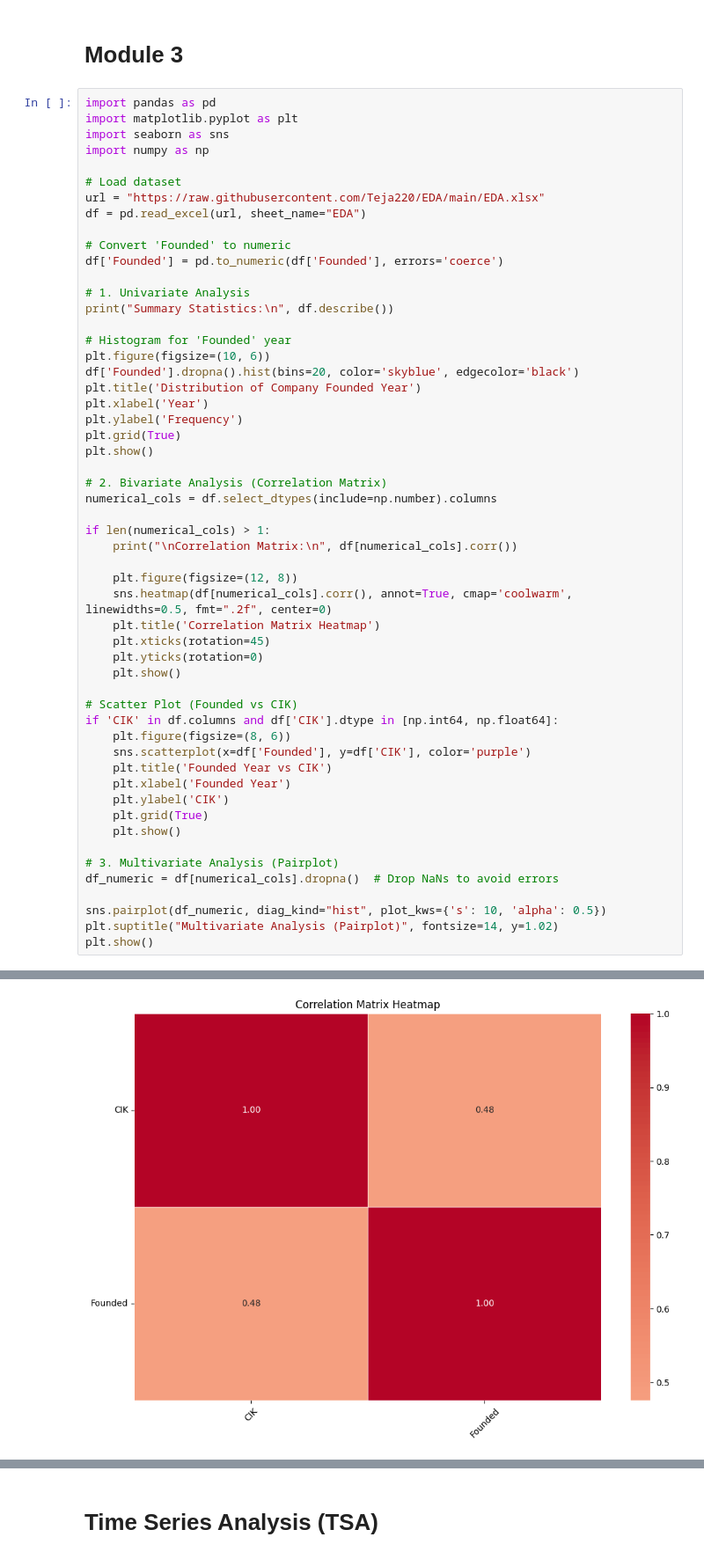
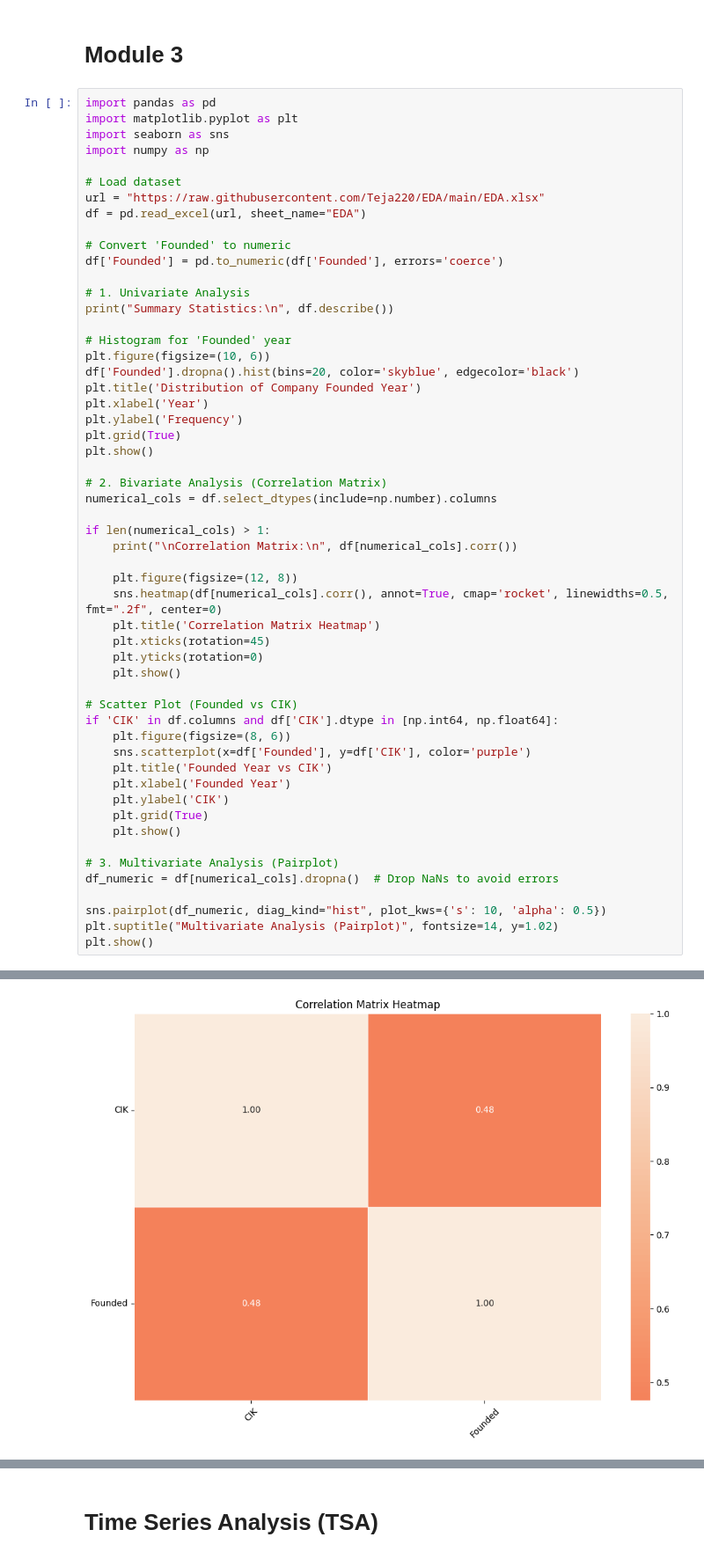
Before and after one commit to Teja220/EDA, a Jupyter notebook: 21BDS0277_EDA.ipynb, the cells around one changed output, grey strips where cells are left out. Shown: that part at 88% size. Drawn from its saved outputs; the diff is of its cells as text.

```diff
--- a/21BDS0277_EDA.ipynb
+++ b/21BDS0277_EDA.ipynb
@@ -253,7 +253,7 @@ if len(numerical_cols) > 1:
     print("\nCorrelation Matrix:\n", df[numerical_cols].corr())
 
     plt.figure(figsize=(12, 8))
-    sns.heatmap(df[numerical_cols].corr(), annot=True, cmap='coolwarm', linewidths=0.5, fmt=".2f", center=0)
+    sns.heatmap(df[numerical_cols].corr(), annot=True, cmap='rocket', linewidths=0.5, fmt=".2f", center=0)
     plt.title('Correlation Matrix Heatmap')
     plt.xticks(rotation=45)
     plt.yticks(rotation=0)
@@ -264,34 +264,34 @@ if 'CIK' in df.columns and df['CIK'].dtype in [np.int64, np.float64]:
     plt.figure(figsize=(8, 6))
     sns.scatterplot(x=df['Founded'], y=df['CIK'], color='purple')
     plt.title('Founded Year vs CIK')
     plt.xlabel('Founded Year')
     plt.ylabel('CIK')
     plt.grid(True)
     plt.show()
 
 # 3. Multivariate Analysis (Pairplot)
 df_numeric = df[numerical_cols].dropna()  # Drop NaNs to avoid errors
 
 sns.pairplot(df_numeric, diag_kind="hist", plot_kws={'s': 10, 'alpha': 0.5})
 plt.suptitle("Multivariate Analysis (Pairplot)", fontsize=14, y=1.02)
 plt.show()
 # %% [output]
 Summary Statistics:
                            Date added           CIK      Founded
 count                            503  5.030000e+02   461.000000
 mean   2001-06-01 20:13:50.218687872  8.217536e+05  1952.097614
 min              1957-03-04 00:00:00  1.800000e+03  1784.000000
 25%              1992-08-16 00:00:00  1.005050e+05  1919.000000
 50%              2008-03-31 00:00:00  9.000750e+05  1968.000000
 75%              2017-03-16 12:00:00  1.175188e+06  1992.000000
 max              2024-07-08 00:00:00  2.005951e+06  2024.000000
 std                              NaN  5.665200e+05    48.390005
 [figure]
 Correlation Matrix:
                CIK   Founded
 CIK      1.000000  0.475457
 Founded  0.475457  1.000000
-[figure, old version]
+[figure, new version]
 [figure]
 [figure]
 # %% [markdown]
```
Also changed, not shown: parts of 1 cell of this notebook.
